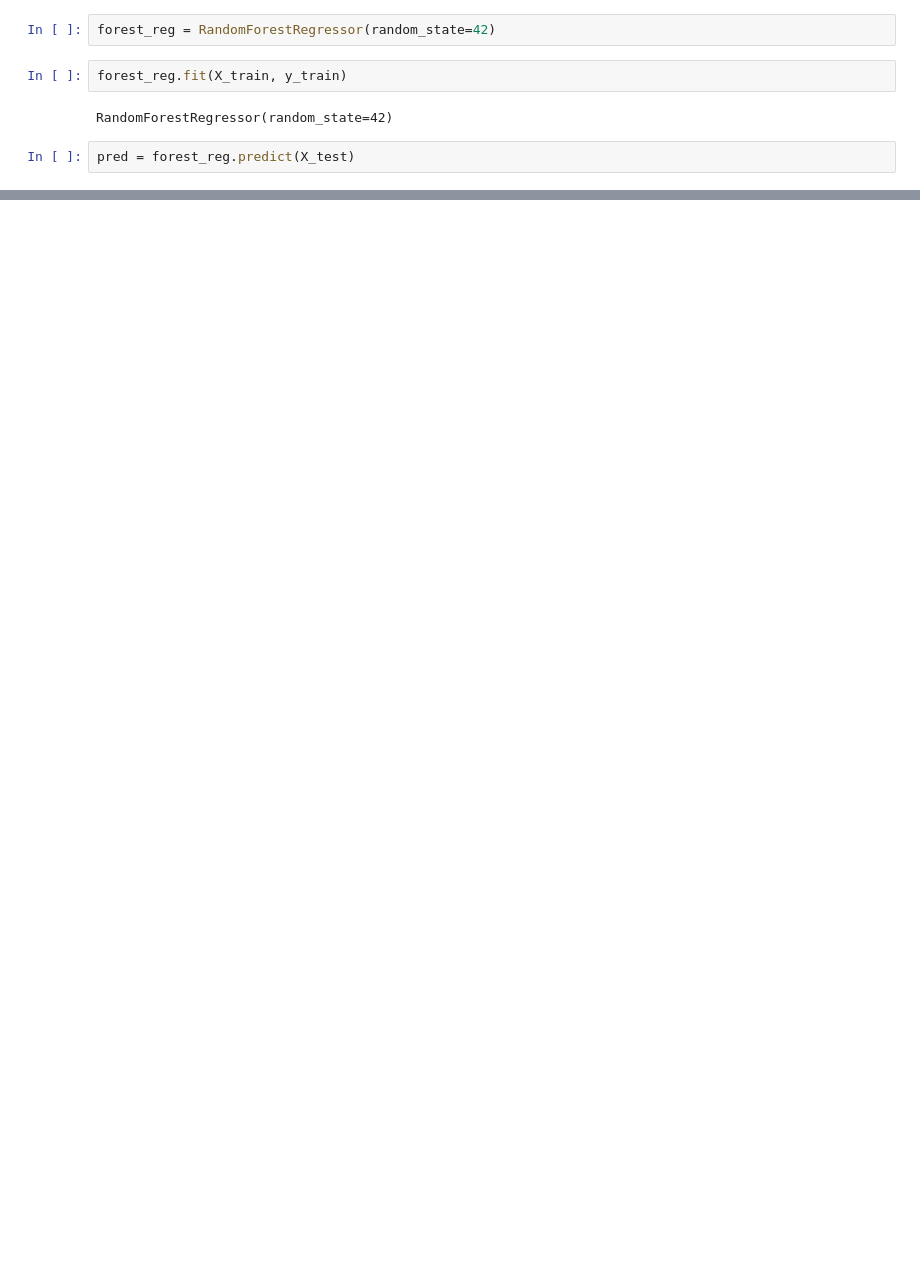
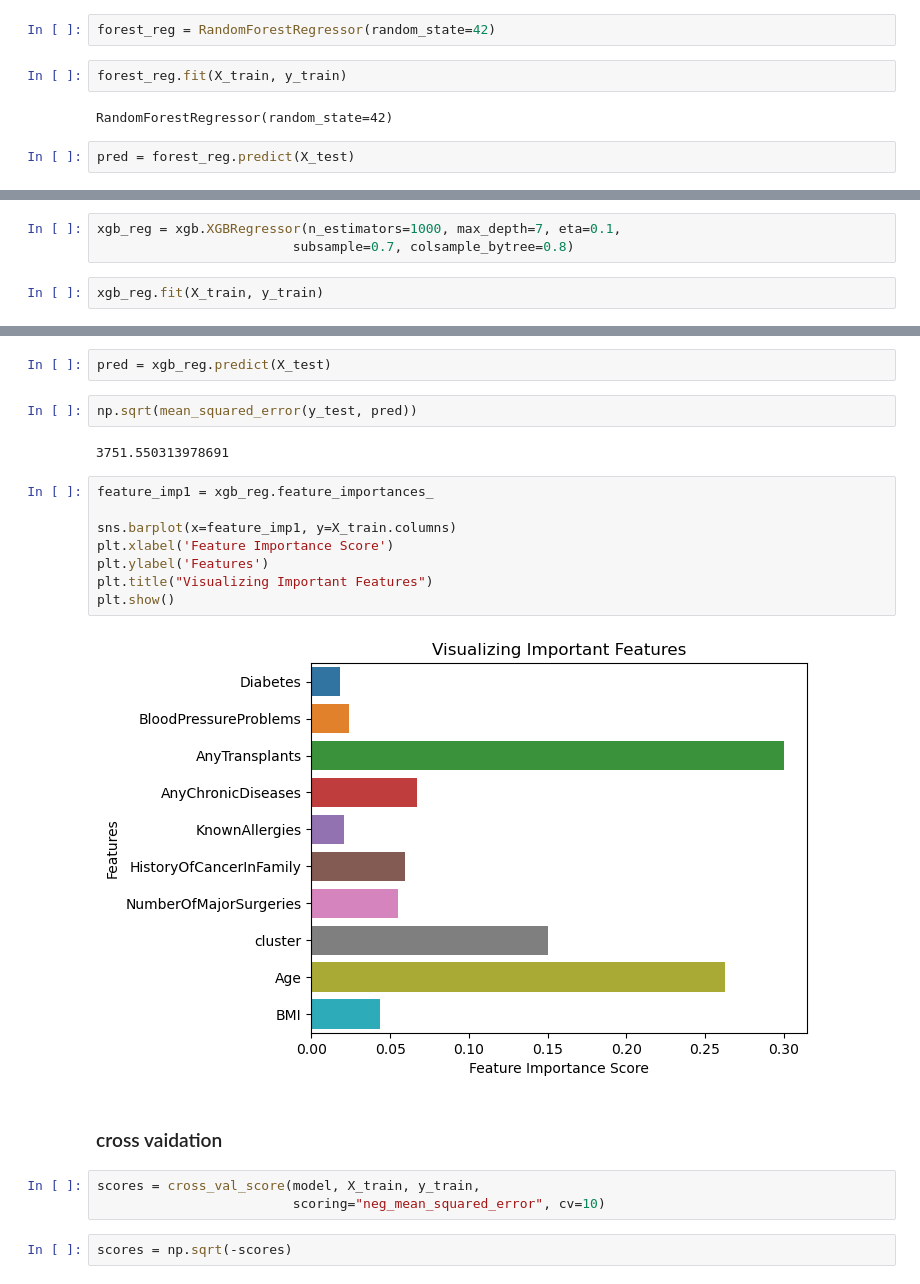
Before and after one commit to OverCat2000/ML_project, a Jupyter notebook: advanceAnalysis.ipynb, the cells around one changed output, grey strips where cells are left out. Saved outputs shown, nothing was run; the diff lists cells and outputs as text; blank space fills up the shorter version.

```diff
--- a/advanceAnalysis.ipynb
+++ b/advanceAnalysis.ipynb
@@ -682,0 +687,5 @@ Standard deviation: 705.4043003143042
+# %%
+xgb_reg = xgb.XGBRegressor(n_estimators=1000, max_depth=7, eta=0.1,
+                         subsample=0.7, colsample_bytree=0.8)
+# %%
+xgb_reg.fit(X_train, y_train)
@@ -682,0 +704,23 @@ Standard deviation: 705.4043003143042
+# %%
+pred = xgb_reg.predict(X_test)
+# %%
+np.sqrt(mean_squared_error(y_test, pred))
+# %% [output]
+3751.550313978691
+# %%
+feature_imp1 = xgb_reg.feature_importances_
+
+sns.barplot(x=feature_imp1, y=X_train.columns)
+plt.xlabel('Feature Importance Score')
+plt.ylabel('Features')
+plt.title("Visualizing Important Features")
+plt.show()
+# %% [output]
+[figure, added]
+# %% [markdown]
+### cross vaidation
+# %%
+scores = cross_val_score(model, X_train, y_train,
+                         scoring="neg_mean_squared_error", cv=10)
+# %%
+scores = np.sqrt(-scores)
```
Also changed, not shown: parts of 46 cells of this notebook.
